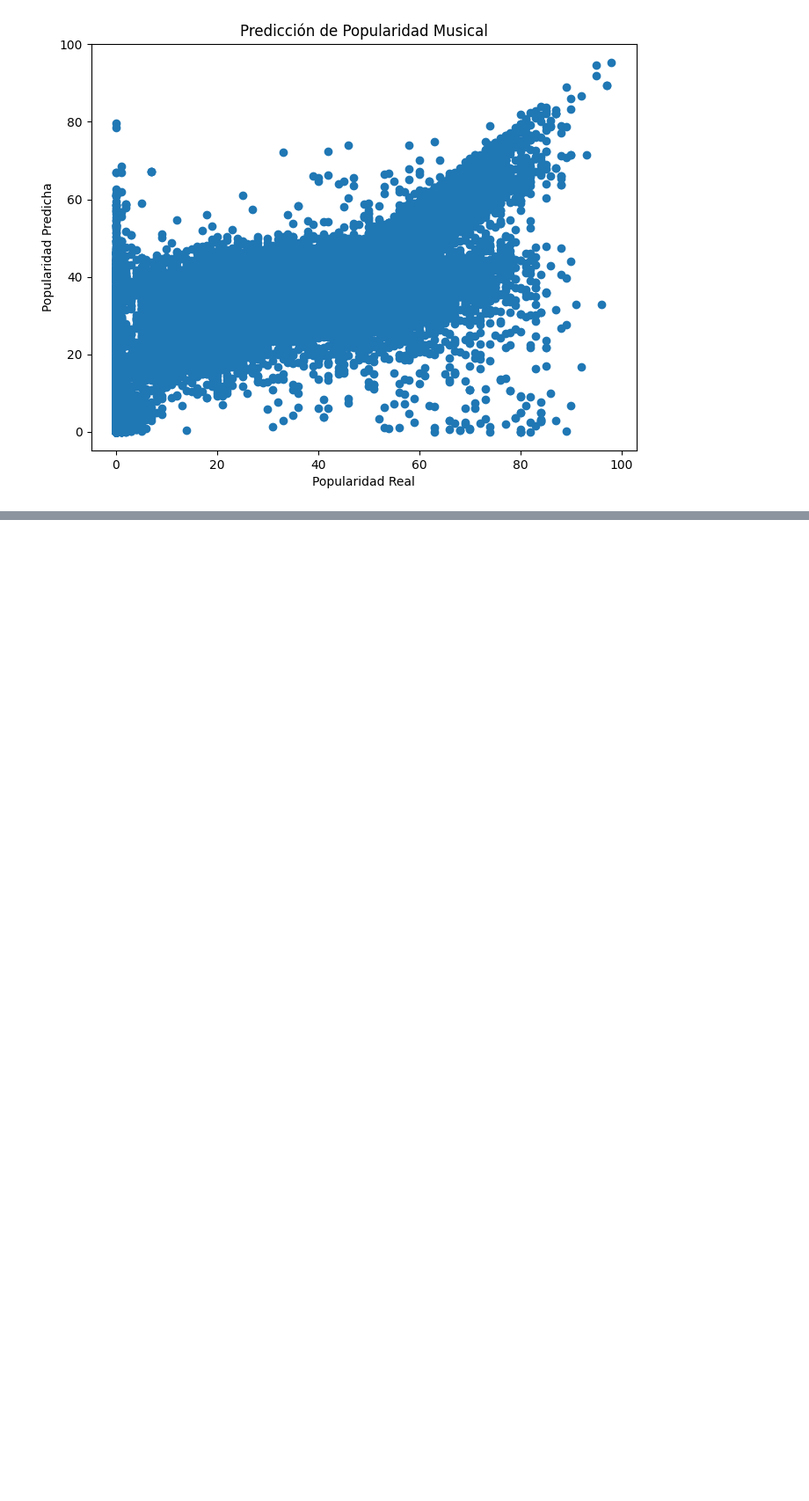
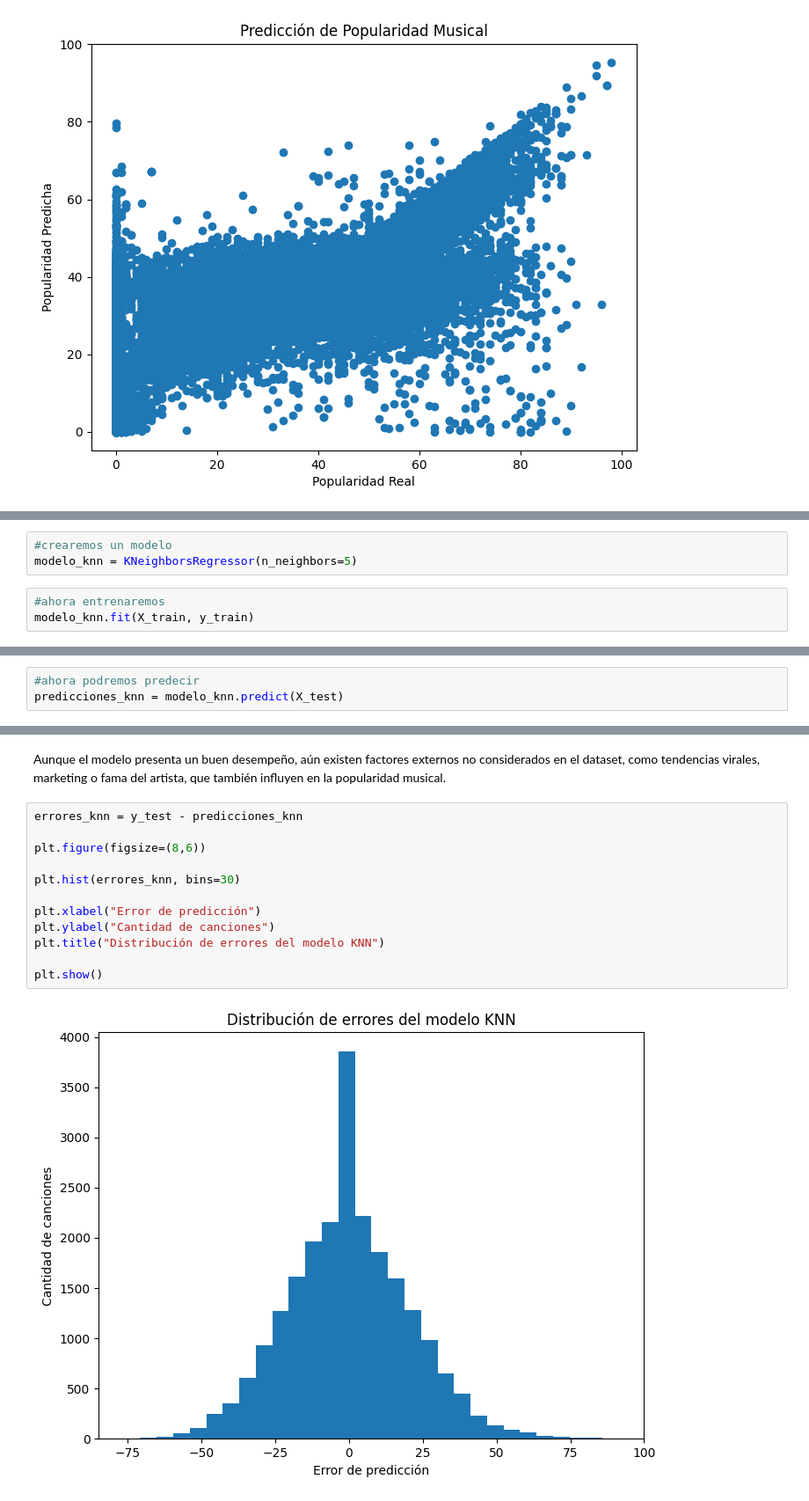
Before and after one commit to CamFuenzalidaC/GuerrerosZ, a Jupyter notebook: Primera_evaluacion.ipynb, the cells around one changed output, grey strips where cells are left out. Shown at 88% size. Drawn from its saved outputs; the diff is of its cells as text; blank space fills up the shorter version.

```diff
--- a/Primera_evaluacion.ipynb
+++ b/Primera_evaluacion.ipynb
@@ -652,0 +676,6 @@ plt.show()
+# %%
+#crearemos un modelo
+modelo_knn = KNeighborsRegressor(n_neighbors=5)
+# %%
+#ahora entrenaremos
+modelo_knn.fit(X_train, y_train)
@@ -652,0 +684,3 @@ plt.show()
+# %%
+#ahora podremos predecir
+predicciones_knn = modelo_knn.predict(X_test)
@@ -652,0 +697,16 @@ plt.show()
+# %% [markdown]
+Aunque el modelo presenta un buen desempeño, aún existen factores externos no considerados en el dataset, como tendencias virales, marketing o fama del artista, que también influyen en la popularidad musical.
+# %%
+errores_knn = y_test - predicciones_knn
+
+plt.figure(figsize=(8,6))
+
+plt.hist(errores_knn, bins=30)
+
+plt.xlabel("Error de predicción")
+plt.ylabel("Cantidad de canciones")
+plt.title("Distribución de errores del modelo KNN")
+
+plt.show()
+# %% [output]
+[figure, added]
```
Also changed, not shown: parts of 10 cells of this notebook.
